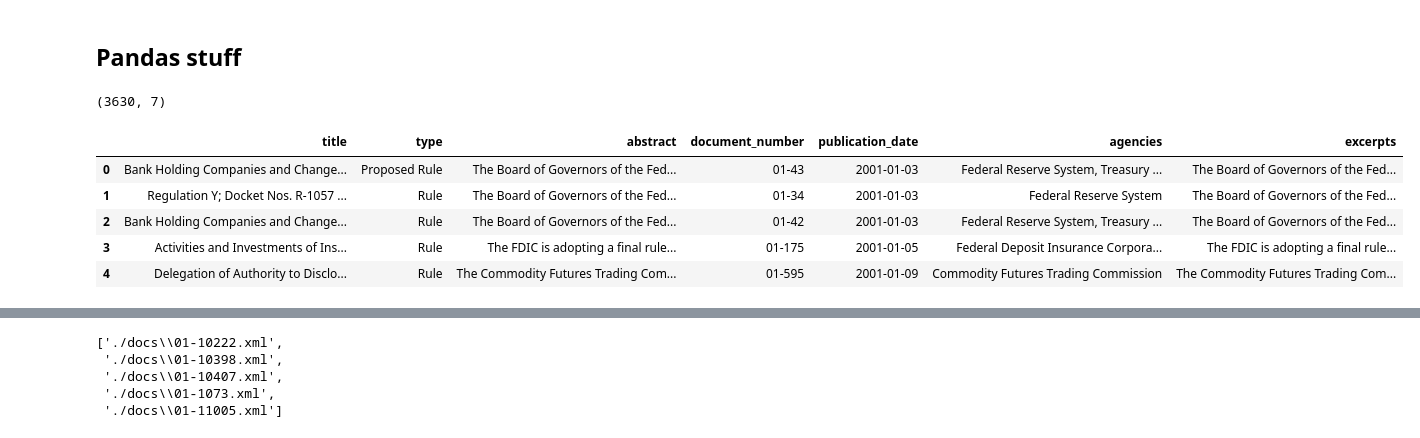
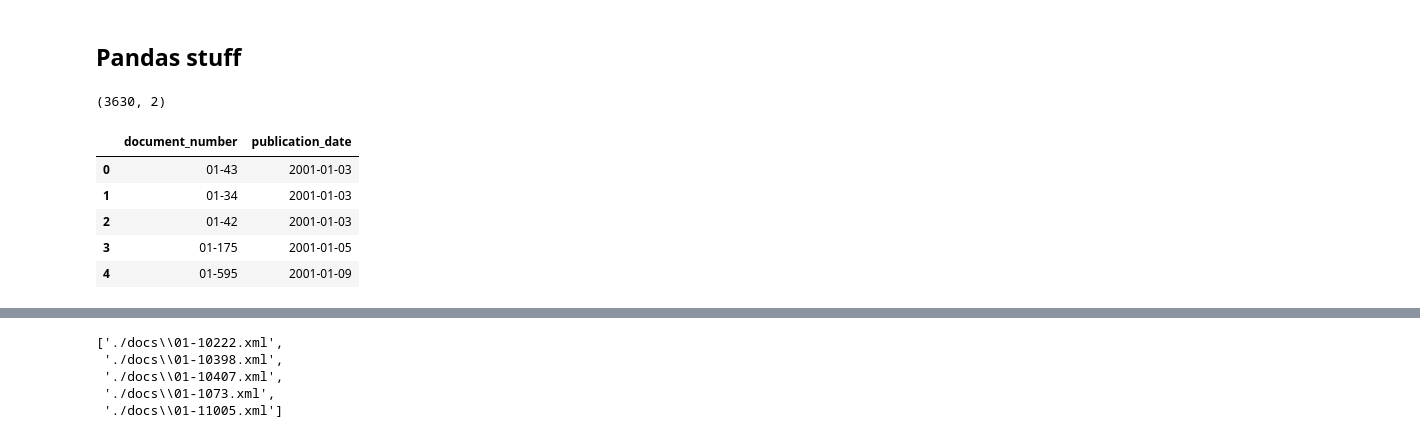
Before and after one commit to rishiphatak/TAMU-Datathon-2021, a Jupyter notebook: 01_data_preprocess.ipynb, the cells around one changed output, grey strips where cells are left out. Saved outputs shown, nothing was run; the diff lists cells and outputs as text; code cells hidden in the pictures.

```diff
--- a/01_data_preprocess.ipynb
+++ b/01_data_preprocess.ipynb
@@ -11,16 +11,16 @@ import numpy as np
 # %%
 df = pd.read_csv('financial_services_rules.csv', usecols=
                  ['document_number', 'publication_date'])
-# df['publication_date']= pd.to_datetime(df['publication_date'])
+df['publication_date']= pd.to_datetime(df['publication_date'])
 df = df.sort_values(by='publication_date')
 print(df.shape)
 df.reset_index(inplace=True, drop=True)
 df.head(5)
 # %% [output]
-(3630, 7)
+(3630, 2)
-|  | title | type | abstract | document_number | publication_date | agencies | excerpts |
-| 0 | Bank Holding Companies and Change... | Proposed Rule | The Board of Governors of the Fed... | 01-43 | 2001-01-03 | Federal Reserve System, Treasury ... | The Board of Governors of the Fed... |
-| 1 | Regulation Y; Docket Nos. R-1057 ... | Rule | The Board of Governors of the Fed... | 01-34 | 2001-01-03 | Federal Reserve System | The Board of Governors of the Fed... |
-| 2 | Bank Holding Companies and Change... | Rule | The Board of Governors of the Fed... | 01-42 | 2001-01-03 | Federal Reserve System, Treasury ... | The Board of Governors of the Fed... |
-| 3 | Activities and Investments of Ins... | Rule | The FDIC is adopting a final rule... | 01-175 | 2001-01-05 | Federal Deposit Insurance Corpora... | The FDIC is adopting a final rule... |
-| 4 | Delegation of Authority to Disclo... | Rule | The Commodity Futures Trading Com... | 01-595 | 2001-01-09 | Commodity Futures Trading Commission | The Commodity Futures Trading Com... |
+|  | document_number | publication_date |
+| 0 | 01-43 | 2001-01-03 |
+| 1 | 01-34 | 2001-01-03 |
+| 2 | 01-42 | 2001-01-03 |
+| 3 | 01-175 | 2001-01-05 |
+| 4 | 01-595 | 2001-01-09 |
```
Also changed, not shown: parts of 6 cells of this notebook.
